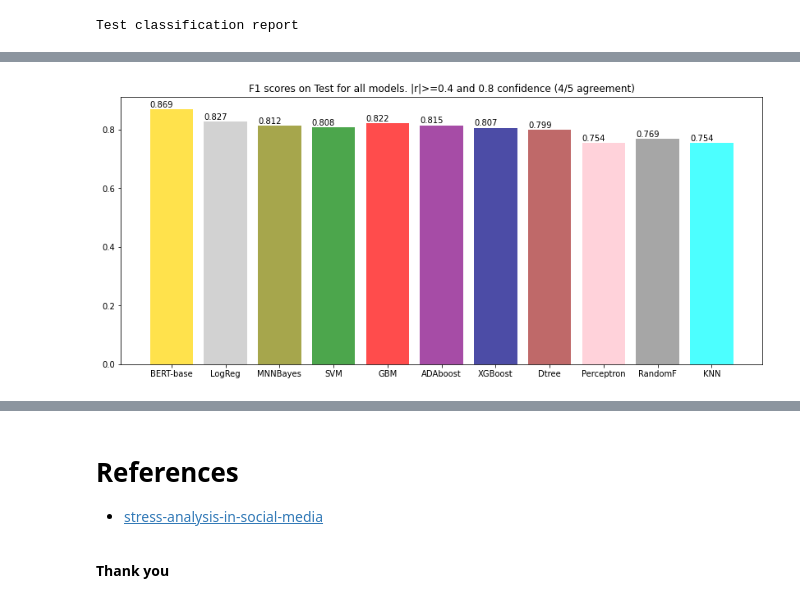
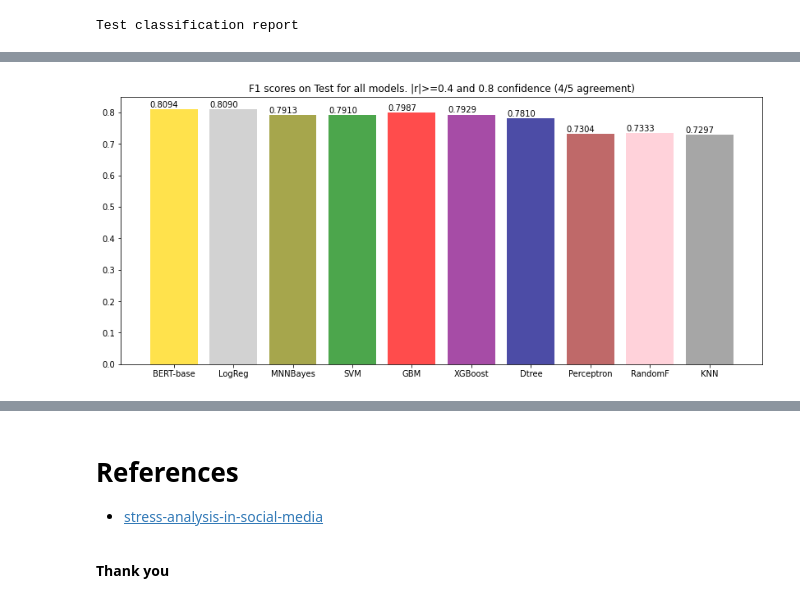
Before and after one commit to lleviraz/bert-gender-bias, a Jupyter notebook: dreaddit_paper_experiments.ipynb, the cells around one changed output, grey strips where cells are left out. Drawn from its saved outputs; the diff is of its cells as text; code cells hidden in the pictures.

```diff
--- a/dreaddit_paper_experiments.ipynb
+++ b/dreaddit_paper_experiments.ipynb
@@ -311,7 +311,7 @@ df_test = df_test.drop(['post_id', 'sentence_range', 'id'], axis = 1)
 #Taking only instances with 80% agreement or more (confidence >=0.8)
 print(len(df_train),len(df_test))
 df_train = df_train[df_train['confidence']>=0.8]
-df_test = df_test[df_test['confidence']>=0.8]
+# df_test = df_test[df_test['confidence']>=0.8]
 print(len(df_train),len(df_test))
 # %% [output]
 2838 715
@@ -463,7 +463,7 @@ def get_models():
     models['MNNBayes'] = make_pipeline(MinMaxScaler(), MultinomialNB())
     models['SVM'] = make_pipeline(StandardScaler(),SVC())
     models['GBM'] = GradientBoostingClassifier(n_estimators = 10)
-    models['ADAboost'] = AdaBoostClassifier(n_estimators= 12)
+    # models['ADAboost'] = AdaBoostClassifier(n_estimators= 12)
     models['XGBoost'] = XGBClassifier(n_estimators = 11, max_depth = 1)
     models['Dtree'] = DecisionTreeClassifier(max_depth = 1)
     models['Perceptron'] = make_pipeline(StandardScaler(),Perceptron())
@@ -474,10 +474,12 @@ def get_models():
 # %% [markdown]
 ## 5-fold Stratified cross validation for selected models
 # %%
+from sklearn.model_selection import cross_validate
 # evaluate a given model using cross-validation
 def evaluate_model(model, X, y):
 	cv = RepeatedStratifiedKFold(n_splits=10, n_repeats=2, random_state=SEED) #was 5
-	scores = cross_val_score(model, X, y, scoring='f1', cv=cv, n_jobs=-1, error_score='raise')
+	scores = cross_validate(model, X, y, scoring=['f1','precision','recall'], cv=cv, n_jobs=-1, error_score='raise')
+#  f1_scores,precision,recall = cross_val_score(model, X, y, scoring='f1', cv=cv, n_jobs=-1, error_score='raise')
 	return scores
 # %%
 # get the models to evaluate
@@ -489,13 +491,18 @@ best_model = None
 for name, model in models.items():
 	print('Evaluating model:',name)
 	scores = evaluate_model(model, X, y)
-	results.append(scores)
+	# results.append(scores)
 	names.append(name)
-	f1_mean=scores.mean()
+	f1_mean = scores['test_f1'].mean()
+	f1_std  = scores['test_f1'].std()
+
 	if(f1_mean>best_score):
 		best_model = model
 		best_name = name
 		best_score = f1_mean
-	print('>%s F1 Mean:%.3f STD:(%.3f)' % (name, scores.mean(), std(scores)))
+		precision_mean = scores['test_precision'].mean()
+		recall_mean = scores['test_recall'].mean()
+	results.append(f1_mean)
+	print('>%s Avg.F1:%.3f F1-std:%.3f Avg.Precision:%.3f Avg.Recall:%.3f' % (name, f1_mean, f1_std,precision_mean,recall_mean))
 # %% [output]
 Evaluating model: LogReg
@@ -684,16 +683,16 @@ all_results = [f1_bert] + [np.mean(r) for r in results]
 # %%
 # plot model performance comparison
 f,ax = plt.subplots(1,1,figsize=(14,6))
 cmap = ['gold','silver','olive','green','red','purple','navy','brown','pink','grey','cyan']
 plt.bar(all_models,all_results,color=cmap,alpha=0.7)
 for j,p in enumerate(ax.patches):
-  ax.annotate('{:.3f}'.format(p.get_height()), (p.get_x(), p.get_height() * 1.01))
+  ax.annotate('{:.4f}'.format(p.get_height()), (p.get_x(), p.get_height() * 1.01))
 
 plt.title('F1 scores on Test for all models. |r|>=0.4 and 0.8 confidence (4/5 agreement)')
 # plt.title('F1 scores on Test for all models (Full dataset)')
 plt.show()
 # %% [output]
-[figure, old version]
+[figure, new version]
 # %% [markdown]
 ![image.png](embedded-picture-1)
 # %%
```
Also changed, not shown: parts of 20 cells of this notebook.
